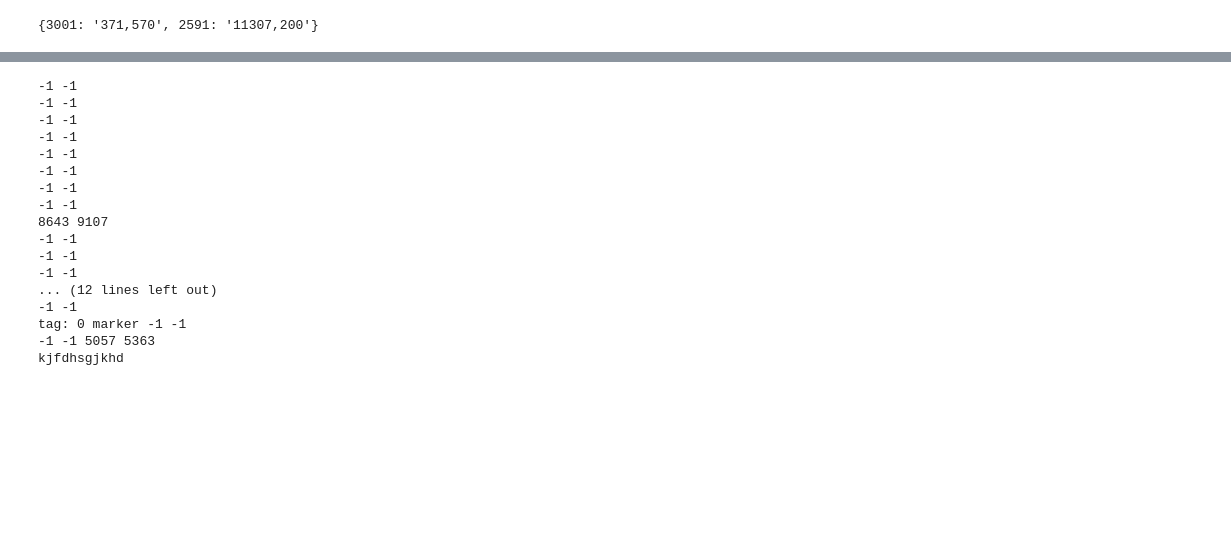
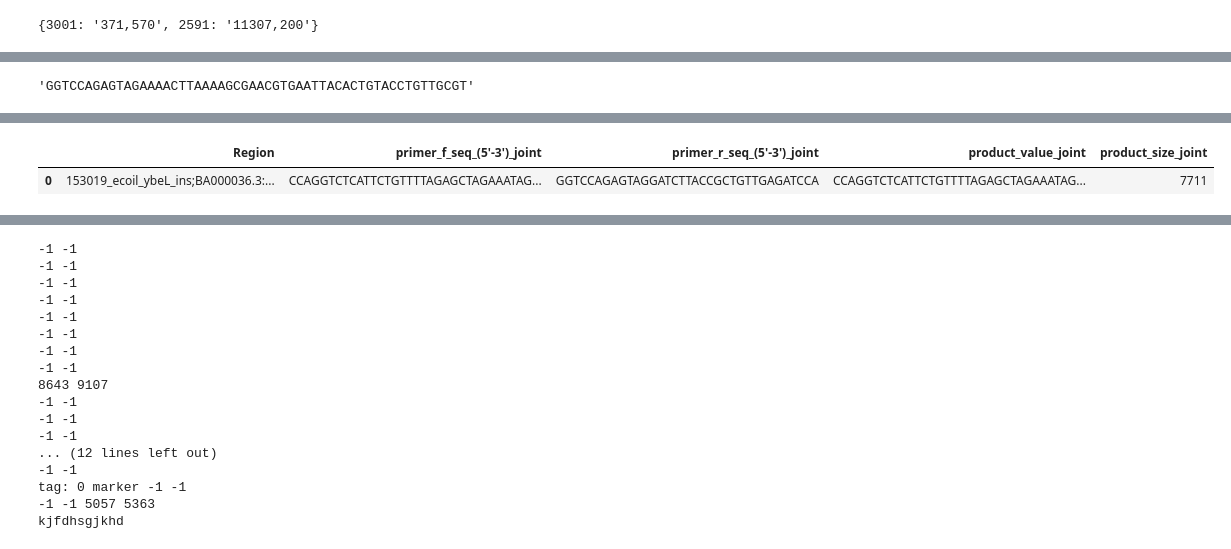
Before and after one commit to editSeqDesign/primer_desgin, a Jupyter notebook: two_plasmid_system_test.ipynb, the cells around one changed output, grey strips where cells are left out. Drawn from its saved outputs; the diff is of its cells as text; code cells hidden in the pictures; blank space fills up the shorter version.

```diff
--- a/two_plasmid_system_test.ipynb
+++ b/two_plasmid_system_test.ipynb
@@ -521,3 +542,7 @@ df.loc[1,'PRIMER_RIGHT_WHOLE_SEQUENCE']
+# %%
+df.loc[1,'PRIMER_RIGHT_WHOLE_SEQUENCE']
+# %% [output]
+'GGTCCAGAGTAGAAAACTTAAAAGCGAACGTGAATTACACTGTACCTGTTGCGT'
 # %%
 'CCAGGTCTCATTCTGTTTTAGAGCTAGAAATAGCAAGT'
 # %%
@@ -531,3 +556,5 @@ df.loc[1,'PRIMER_RIGHT_WHOLE_SEQUENCE']
 | 5 | Cgl1386_327_18to15_sub;BA000036.3... | CCAGGTCTCAGCTAGTTTTAGAGCTAGAAATAG... | GGTCCAGAGTGTTATCCGCTCACAATTCCACACA | CCAGGTCTCATAACAATTTCACACAGGAAACAGA | GGTCCAGAGTTAGCCACCTTCTGATTCTTCTGA... |
 | 6 | Cgl1436_1113_CAA_del;BA000036.3:1... | CCAGGTCTCAGTGGGTTTTAGAGCTAGAAATAG... | GGTCCAGAGTGTTATCCGCTCACAATTCCACACA | CCAGGTCTCATAACAATTTCACACAGGAAACAGA | GGTCCAGAGTCCACTTTGCAGACGGAGGGTTGA... |
 | 7 | Cgl1790_1647_TCC_sub;BA000036.3:1... | CCAGGTCTCAATTAGTTTTAGAGCTAGAAATAG... | GGTCCAGAGTGTTATCCGCTCACAATTCCACACA | CCAGGTCTCATAACAATTTCACACAGGAAACAGA | GGTCCAGAGTTAATCTTATTGACTTCTTCTTGA... |
+# %%
+df1 = pd.read_csv('/home/yanghe/program/1234.csv')
@@ -533,0 +563,5 @@ df.loc[1,'PRIMER_RIGHT_WHOLE_SEQUENCE']
+# %%
+df1.loc[:0]
+# %% [output]
+|  | Region | primer_f_seq_(5'-3')_joint | primer_r_seq_(5'-3')_joint | product_value_joint | product_size_joint |
+| 0 | 153019_ecoil_ybeL_ins;BA000036.3:... | CCAGGTCTCATTCTGTTTTAGAGCTAGAAATAG... | GGTCCAGAGTAGGATCTTACCGCTGTTGAGATCCA | CCAGGTCTCATTCTGTTTTAGAGCTAGAAATAG... | 7711 |
```
Also changed, not shown: parts of 7 cells of this notebook, 4 other files.
